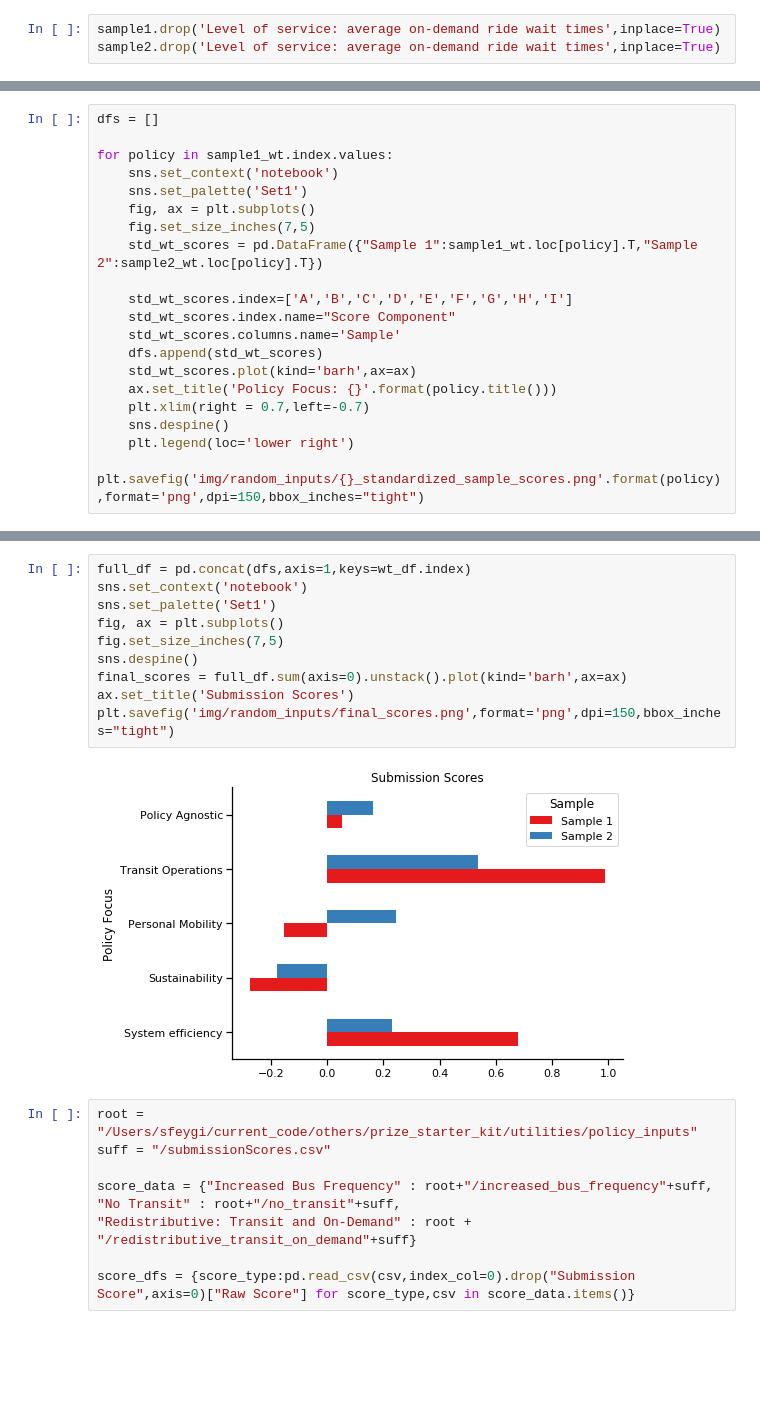
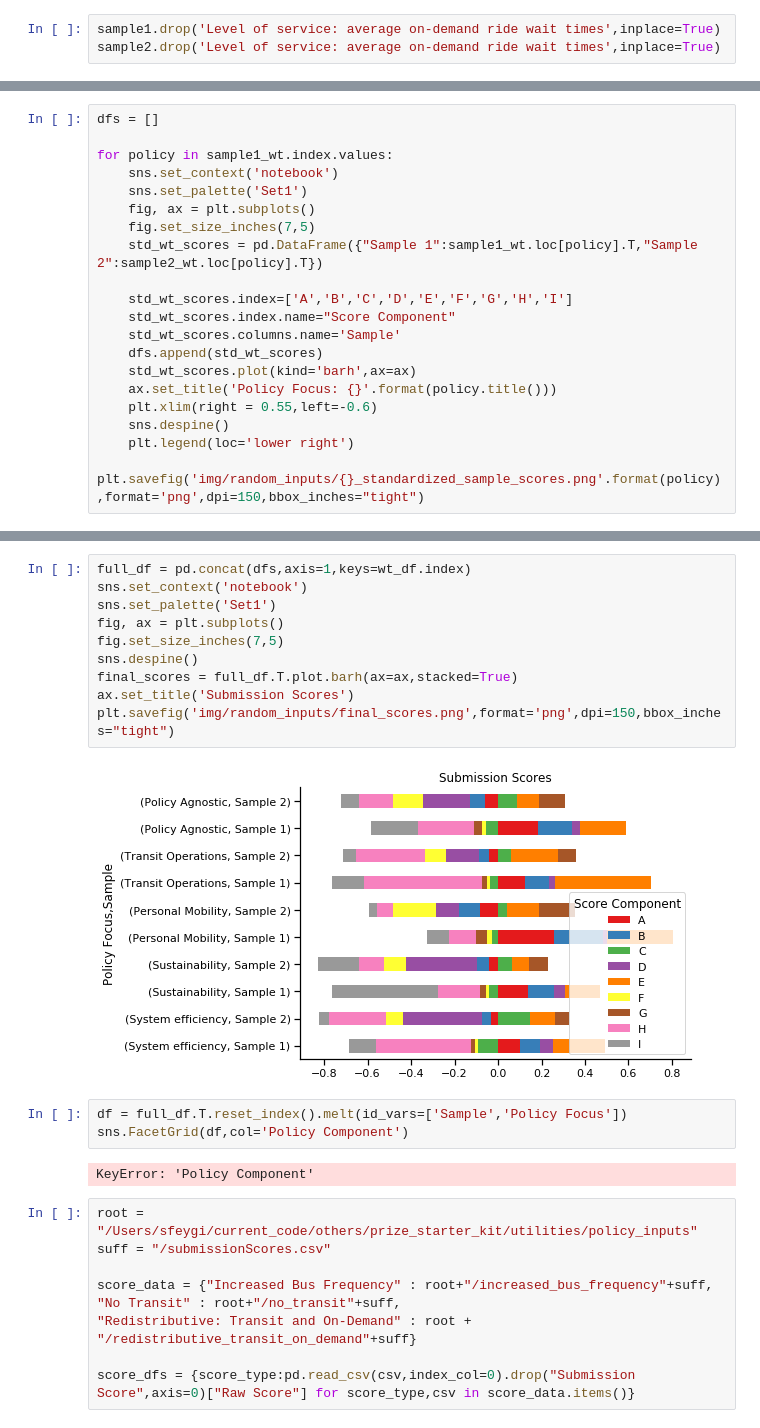
Before and after one commit to bistro-its-berkeley/BISTRO-Starter-Kit, a Jupyter notebook: utilities/RandomSearchResultsAnalysis.ipynb, the cells around one changed output, grey strips where cells are left out. Cells and saved outputs as stored; diff of their text form; blank space fills up the shorter version.

```diff
--- a/utilities/RandomSearchResultsAnalysis.ipynb
+++ b/utilities/RandomSearchResultsAnalysis.ipynb
@@ -591,7 +590,7 @@ for policy in sample1_wt.index.values:
     dfs.append(std_wt_scores)
     std_wt_scores.plot(kind='barh',ax=ax)
     ax.set_title('Policy Focus: {}'.format(policy.title()))
-    plt.xlim(right = 0.7,left=-0.7)
+    plt.xlim(right = 0.55,left=-0.6)
     sns.despine()
     plt.legend(loc='lower right')
     plt.savefig('img/random_inputs/{}_standardized_sample_scores.png'.format(policy),format='png',dpi=150,bbox_inches="tight")
@@ -604,15 +657,20 @@ for policy in sample1_wt.index.values:
 # %%
 full_df = pd.concat(dfs,axis=1,keys=wt_df.index)
 sns.set_context('notebook')
 sns.set_palette('Set1')
 fig, ax = plt.subplots()
 fig.set_size_inches(7,5)
 sns.despine()
-final_scores = full_df.sum(axis=0).unstack().plot(kind='barh',ax=ax)
+final_scores = full_df.T.plot.barh(ax=ax,stacked=True)
 ax.set_title('Submission Scores')
 plt.savefig('img/random_inputs/final_scores.png',format='png',dpi=150,bbox_inches="tight")
 # %% [output]
-[figure, old version]
+[figure, new version]
+# %%
+df = full_df.T.reset_index().melt(id_vars=['Sample','Policy Focus'])
+sns.FacetGrid(df,col='Policy Component')
+# %% [output]
+KeyError: 'Policy Component'
 # %%
 root = "/Users/sfeygi/current_code/others/prize_starter_kit/utilities/policy_inputs"
 suff = "/submissionScores.csv"
```
Also changed, not shown: parts of 20 cells of this notebook, 1 other file.
